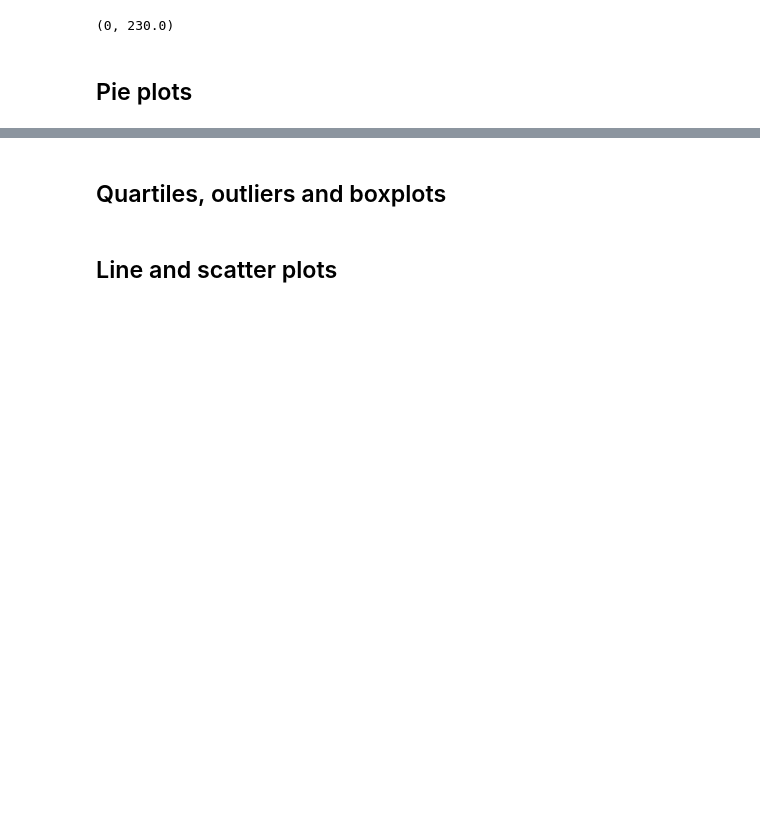
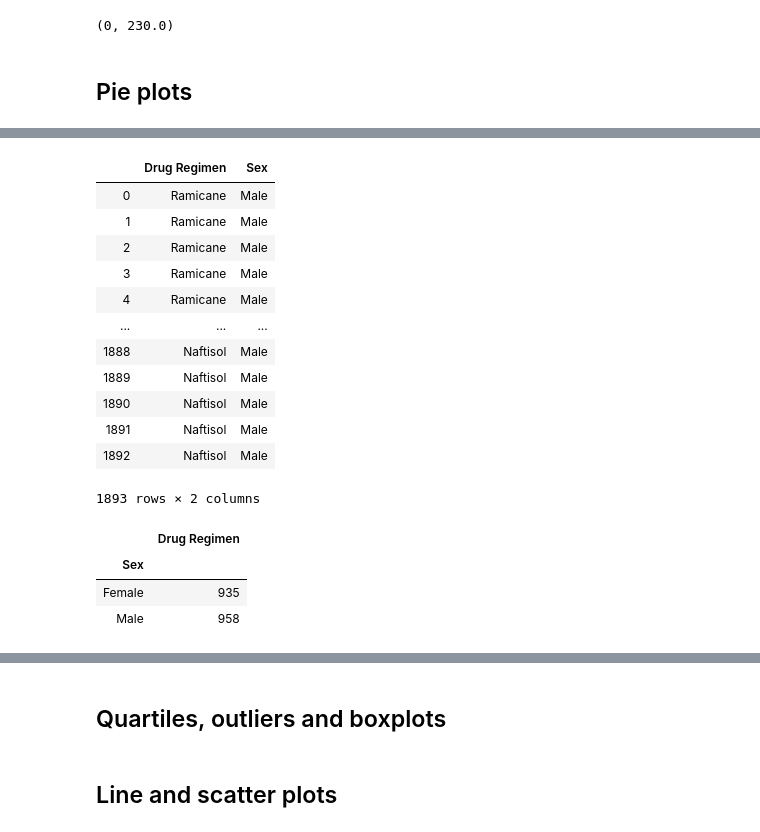
Before and after one commit to fkarimov69/Matplotlib-challenge, a Jupyter notebook: Pymaceuticals/DraftHW.ipynb, the cells around one changed output, grey strips where cells are left out. Saved outputs shown, nothing was run; the diff lists cells and outputs as text; code cells hidden in the pictures; blank space fills up the shorter version.

```diff
--- a/Pymaceuticals/DraftHW.ipynb
+++ b/Pymaceuticals/DraftHW.ipynb
@@ -210 +206,26 @@ sex_df
+# %%
+df_pie=df[["Drug Regimen","Sex"]]
+df_pie
+# %% [output]
+|  | Drug Regimen | Sex |
+| 0 | Ramicane | Male |
+| 1 | Ramicane | Male |
+| 2 | Ramicane | Male |
+| 3 | Ramicane | Male |
+| 4 | Ramicane | Male |
+| ... | ... | ... |
+| 1888 | Naftisol | Male |
+| 1889 | Naftisol | Male |
+| 1890 | Naftisol | Male |
+| 1891 | Naftisol | Male |
+| 1892 | Naftisol | Male |
+1893 rows × 2 columns
+# %%
+df_pie_group=df_pie.groupby("Sex").count()
+df_pie_group.head()
+# %% [output]
+|  | Drug Regimen |
+| Sex |  |
+| Female | 935 |
+| Male | 958 |
 # %%
```
Also changed, not shown: parts of 21 cells of this notebook.
